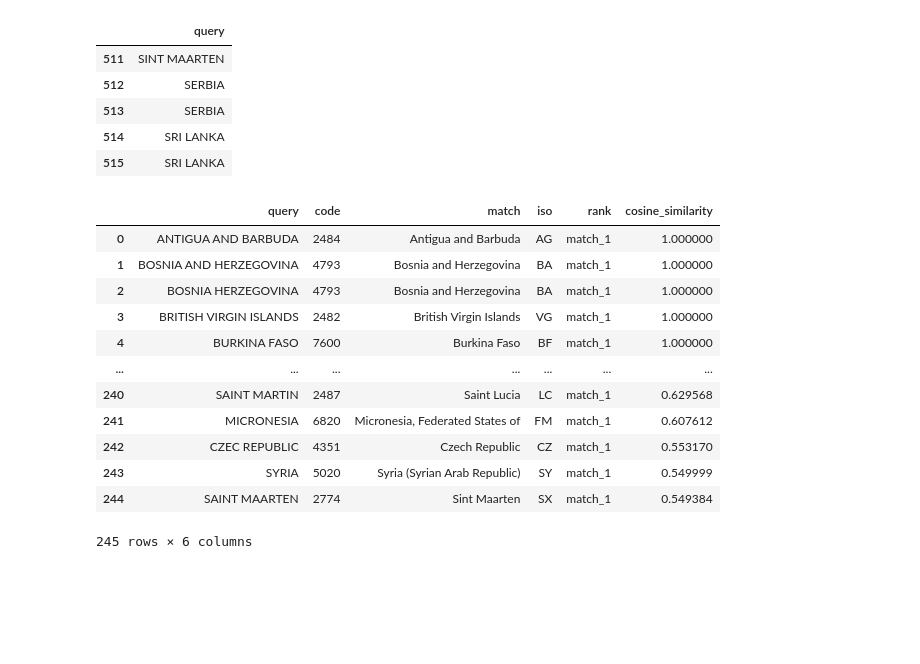
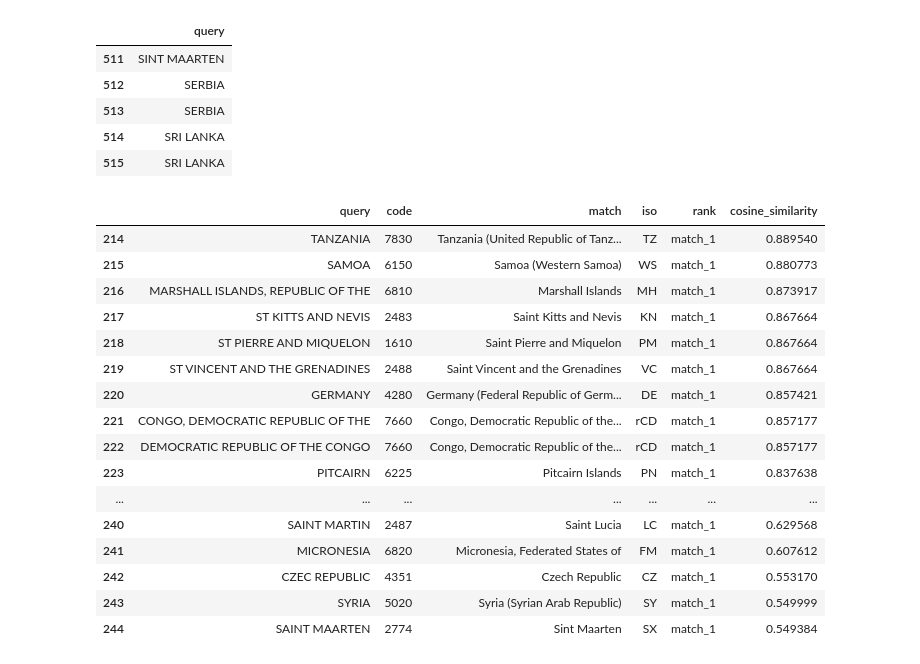
Before and after one commit to tiangenglu/automation, a Jupyter notebook: 2025-04-17_fuzzy_matching.ipynb, the cells around one changed output. Saved outputs shown, nothing was run; the diff lists cells and outputs as text; code cells hidden in the pictures; blank space fills up the shorter version.

```diff
--- a/2025-04-17_fuzzy_matching.ipynb
+++ b/2025-04-17_fuzzy_matching.ipynb
@@ -194,19 +202,23 @@ reset_index(drop=True)
 all_matches = all_matches.loc[
     (all_matches['rank'] == 'match_1')&(all_matches['cosine_similarity']>0.5)].\
 reset_index(drop=True)
-# %%
-all_matches
-# %% [output]
-|  | query | code | match | iso | rank | cosine_similarity |
-| 0 | ANTIGUA AND BARBUDA | 2484 | Antigua and Barbuda | AG | match_1 | 1.000000 |
-| 1 | BOSNIA AND HERZEGOVINA | 4793 | Bosnia and Herzegovina | BA | match_1 | 1.000000 |
-| 2 | BOSNIA HERZEGOVINA | 4793 | Bosnia and Herzegovina | BA | match_1 | 1.000000 |
-| 3 | BRITISH VIRGIN ISLANDS | 2482 | British Virgin Islands | VG | match_1 | 1.000000 |
-| 4 | BURKINA FASO | 7600 | Burkina Faso | BF | match_1 | 1.000000 |
-| ... | ... | ... | ... | ... | ... | ... |
-| 240 | SAINT MARTIN | 2487 | Saint Lucia | LC | match_1 | 0.629568 |
-| 241 | MICRONESIA | 6820 | Micronesia, Federated States of | FM | match_1 | 0.607612 |
-| 242 | CZEC REPUBLIC | 4351 | Czech Republic | CZ | match_1 | 0.553170 |
-| 243 | SYRIA | 5020 | Syria (Syrian Arab Republic) | SY | match_1 | 0.549999 |
-| 244 | SAINT MAARTEN | 2774 | Sint Maarten | SX | match_1 | 0.549384 |
-245 rows × 6 columns
+# %%
+all_matches[all_matches['cosine_similarity']<0.9]
+# %% [output]
+|  | query | code | match | iso | rank | cosine_similarity |
+| 214 | TANZANIA | 7830 | Tanzania (United Republic of Tanz... | TZ | match_1 | 0.889540 |
+| 215 | SAMOA | 6150 | Samoa (Western Samoa) | WS | match_1 | 0.880773 |
+| 216 | MARSHALL ISLANDS, REPUBLIC OF THE | 6810 | Marshall Islands | MH | match_1 | 0.873917 |
+| 217 | ST KITTS AND NEVIS | 2483 | Saint Kitts and Nevis | KN | match_1 | 0.867664 |
+| 218 | ST PIERRE AND MIQUELON | 1610 | Saint Pierre and Miquelon | PM | match_1 | 0.867664 |
+| 219 | ST VINCENT AND THE GRENADINES | 2488 | Saint Vincent and the Grenadines | VC | match_1 | 0.867664 |
+| 220 | GERMANY | 4280 | Germany (Federal Republic of Germ... | DE | match_1 | 0.857421 |
+| 221 | CONGO, DEMOCRATIC REPUBLIC OF THE | 7660 | Congo, Democratic Republic of the... | rCD | match_1 | 0.857177 |
+| 222 | DEMOCRATIC REPUBLIC OF THE CONGO | 7660 | Congo, Democratic Republic of the... | rCD | match_1 | 0.857177 |
+| 223 | PITCAIRN | 6225 | Pitcairn Islands | PN | match_1 | 0.837638 |
+| ... | ... | ... | ... | ... | ... | ... |
+| 240 | SAINT MARTIN | 2487 | Saint Lucia | LC | match_1 | 0.629568 |
+| 241 | MICRONESIA | 6820 | Micronesia, Federated States of | FM | match_1 | 0.607612 |
+| 242 | CZEC REPUBLIC | 4351 | Czech Republic | CZ | match_1 | 0.553170 |
+| 243 | SYRIA | 5020 | Syria (Syrian Arab Republic) | SY | match_1 | 0.549999 |
+| 244 | SAINT MAARTEN | 2774 | Sint Maarten | SX | match_1 | 0.549384 |
```
Also changed, not shown: parts of 5 cells of this notebook.
